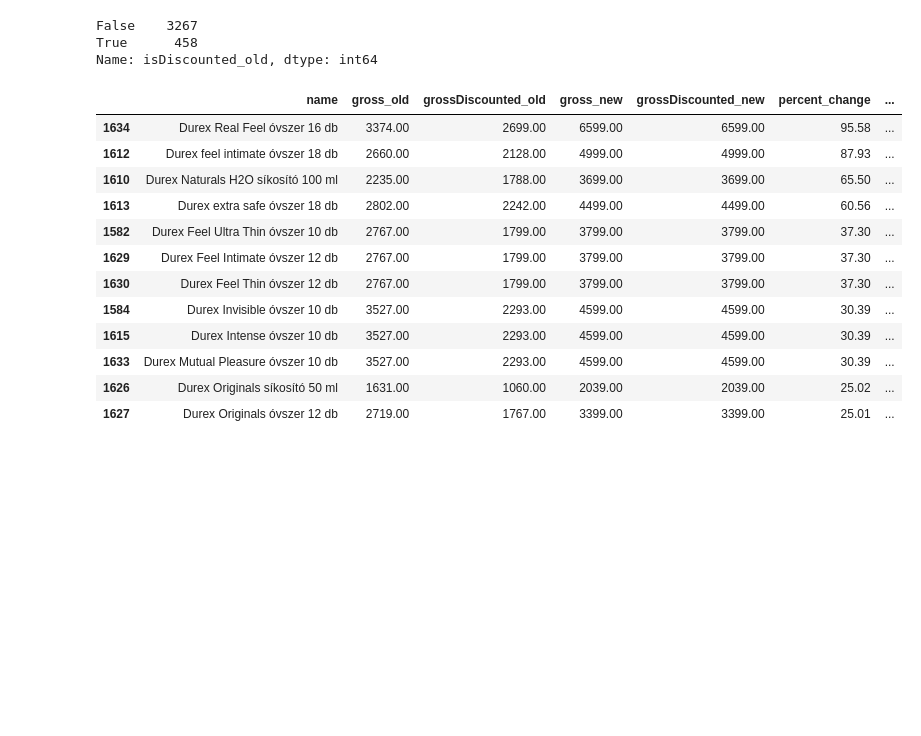
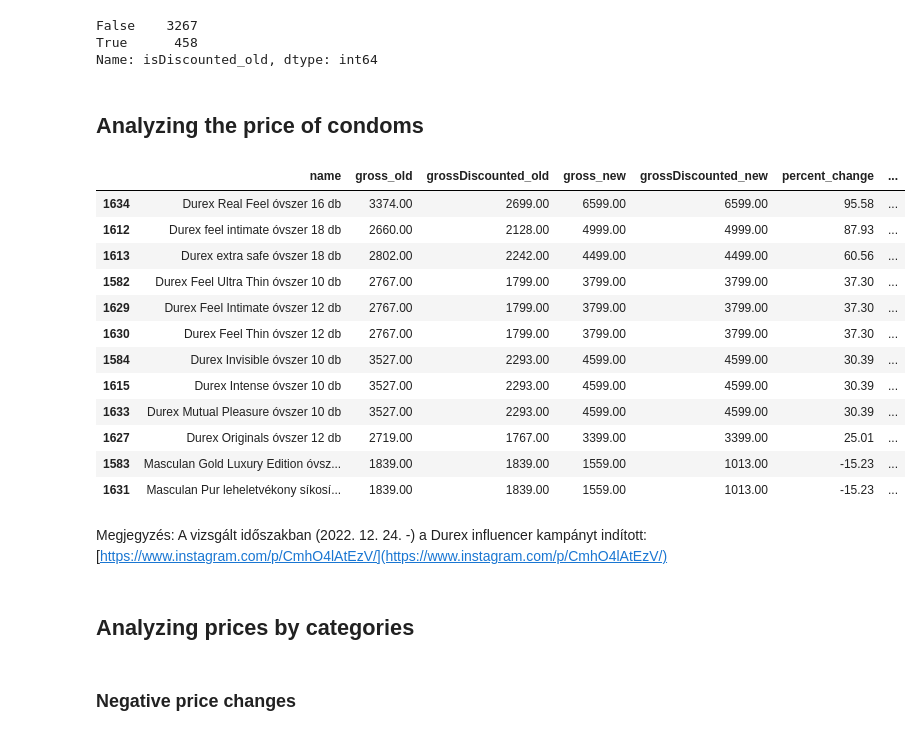
Before and after one commit to kriman/auchan_analysis, a Jupyter notebook: notebooks/price_analysis.ipynb, the cells around one changed output. Drawn from its saved outputs; the diff is of its cells as text; code cells hidden in the pictures; blank space fills up the shorter version.

```diff
--- a/notebooks/price_analysis.ipynb
+++ b/notebooks/price_analysis.ipynb
@@ -4,6 +6,7 @@ import pandas as pd
 old_prices = pd.read_csv("../databases/prices_raw.csv", index_col=0, compression='xz')
 new_prices = pd.read_csv("../databases/prices_raw2.csv", index_col=0, compression='xz')
 df_variants = pd.read_csv("../databases/variants_raw.csv", index_col=0, compression='xz')
+df_products = pd.read_csv("../databases/products_raw.csv", index_col=0, compression='xz')
 print(f'old_prices.shape: {old_prices.shape}')
 print(f'new_prices.shape: {new_prices.shape}')
 # %% [output]
@@ -99,6 +97,7 @@ merged = merged.loc[merged["_merge"] == "both"]
 merged = merged.loc[merged["gross_old"] != merged["gross_new"]]
 # merge variants on id
 merged = pd.merge(merged, df_variants, on="id", how="left")
+merged = pd.merge(merged, df_products, left_on="productId", right_on="id", how="left")
 # %%
 merged[["name", "gross_old", "gross_new"]]
 # %% [output]
@@ -172,13 +158,14 @@ merged["isDiscounted_old"].value_counts()
 False    3267
 True      458
 Name: isDiscounted_old, dtype: int64
+# %% [markdown]
+## Analyzing the price of condoms
 # %%
-merged.loc[merged["name"].str.contains("Durex"), ["name", "gross_old", "grossDiscounted_old", "gross_new", "grossDiscounted_new", "percent_change", "discounted_percent_change"]].sort_values(by="percent_change", ascending=False)
+merged.loc[merged["name"].str.contains("óvszer"), ["name", "gross_old", "grossDiscounted_old", "gross_new", "grossDiscounted_new", "percent_change", "discounted_percent_change", "categoryName"]].sort_values(by="percent_change", ascending=False)
 # %% [output]
 |  | name | gross_old | grossDiscounted_old | gross_new | grossDiscounted_new | percent_change | ... |
 | 1634 | Durex Real Feel óvszer 16 db | 3374.00 | 2699.00 | 6599.00 | 6599.00 | 95.58 | ... |
 | 1612 | Durex feel intimate óvszer 18 db | 2660.00 | 2128.00 | 4999.00 | 4999.00 | 87.93 | ... |
-| 1610 | Durex Naturals H2O síkosító 100 ml | 2235.00 | 1788.00 | 3699.00 | 3699.00 | 65.50 | ... |
 | 1613 | Durex extra safe óvszer 18 db | 2802.00 | 2242.00 | 4499.00 | 4499.00 | 60.56 | ... |
 | 1582 | Durex Feel Ultra Thin óvszer 10 db | 2767.00 | 1799.00 | 3799.00 | 3799.00 | 37.30 | ... |
 | 1629 | Durex Feel Intimate óvszer 12 db | 2767.00 | 1799.00 | 3799.00 | 3799.00 | 37.30 | ... |
@@ -186,5 +173,10 @@ merged.loc[merged["name"].str.contains("Durex"), ["name", "gross_old", "grossDis
 | 1584 | Durex Invisible óvszer 10 db | 3527.00 | 2293.00 | 4599.00 | 4599.00 | 30.39 | ... |
 | 1615 | Durex Intense óvszer 10 db | 3527.00 | 2293.00 | 4599.00 | 4599.00 | 30.39 | ... |
 | 1633 | Durex Mutual Pleasure óvszer 10 db | 3527.00 | 2293.00 | 4599.00 | 4599.00 | 30.39 | ... |
-| 1626 | Durex Originals síkosító 50 ml | 1631.00 | 1060.00 | 2039.00 | 2039.00 | 25.02 | ... |
 | 1627 | Durex Originals óvszer 12 db | 2719.00 | 1767.00 | 3399.00 | 3399.00 | 25.01 | ... |
+| 1583 | Masculan Gold Luxury Edition óvsz... | 1839.00 | 1839.00 | 1559.00 | 1013.00 | -15.23 | ... |
+| 1631 | Masculan Pur leheletvékony síkosí... | 1839.00 | 1839.00 | 1559.00 | 1013.00 | -15.23 | ... |
+# %% [markdown]
+Megjegyzés: A vizsgált időszakban (2022. 12. 24. -) a Durex influencer kampányt indított: [https://www.instagram.com/p/CmhO4lAtEzV/](https://www.instagram.com/p/CmhO4lAtEzV/)
+# %% [markdown]
+## Analyzing prices by categories
@@ -190,0 +187,2 @@ merged.loc[merged["name"].str.contains("Durex"), ["name", "gross_old", "grossDis
+# %% [markdown]
+### Negative price changes
```
Also changed, not shown: parts of 11 cells of this notebook.
